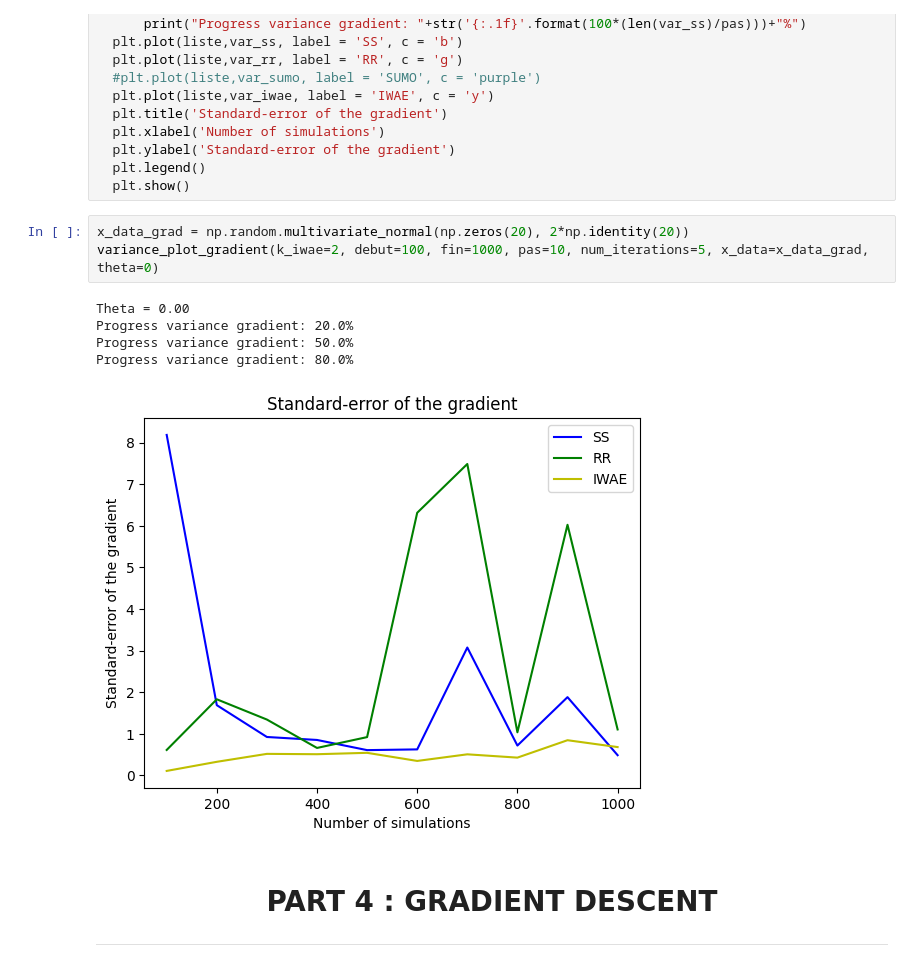
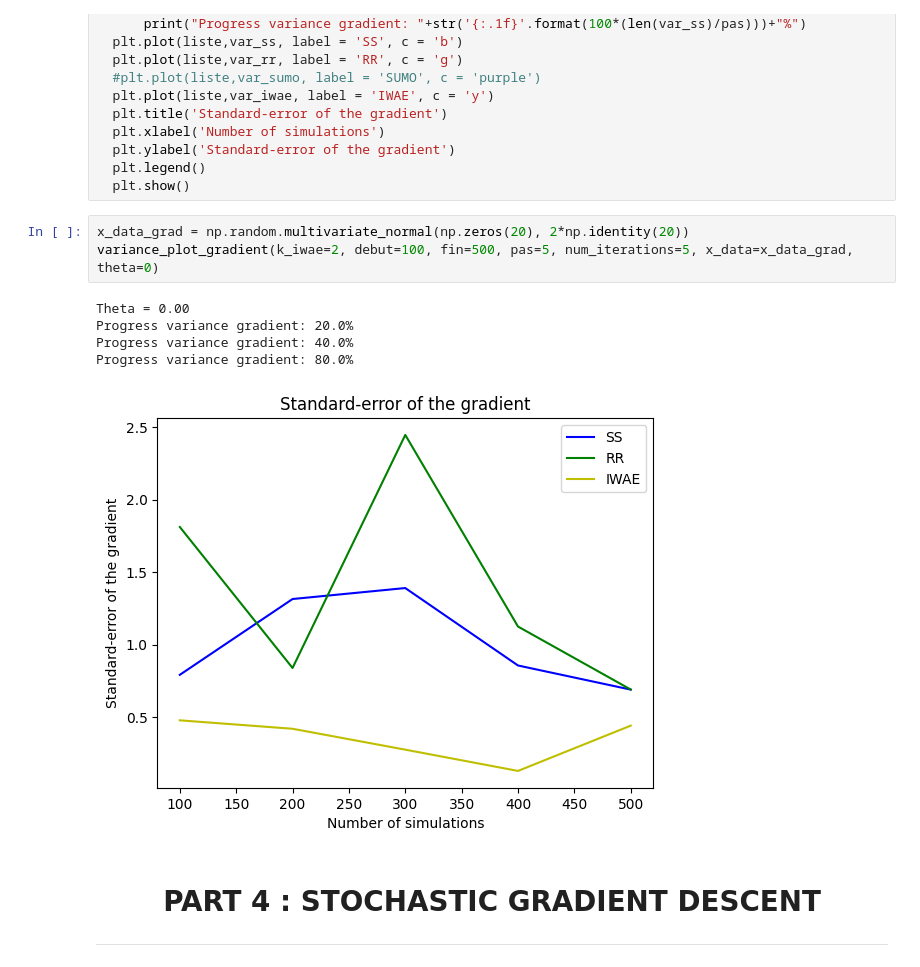
Before and after one commit to JulienPeignon/Monte_Carlo_Simulations, a Jupyter notebook: Final_Project.ipynb, the cells around one changed output. Cells and saved outputs as stored; diff of their text form.

```diff
--- a/Final_Project.ipynb
+++ b/Final_Project.ipynb
@@ -632,14 +616,14 @@ def variance_plot_gradient(k_iwae,debut,fin,pas,num_iterations,x_data,theta):
   plt.show()
 # %%
 x_data_grad = np.random.multivariate_normal(np.zeros(20), 2*np.identity(20))
-variance_plot_gradient(k_iwae=2, debut=100, fin=1000, pas=10, num_iterations=5, x_data=x_data_grad, theta=0)
+variance_plot_gradient(k_iwae=2, debut=100, fin=500, pas=5, num_iterations=5, x_data=x_data_grad, theta=0)
 # %% [output]
 Theta = 0.00
 Progress variance gradient: 20.0%
-Progress variance gradient: 50.0%
+Progress variance gradient: 40.0%
 Progress variance gradient: 80.0%
-[figure, old version]
+[figure, new version]
 # %% [markdown]
-# <center>**PART 4 : GRADIENT DESCENT**</center>
+# <center>**PART 4 : STOCHASTIC GRADIENT DESCENT**</center>
 
 ---
```
Also changed, not shown: parts of 18 cells of this notebook.
